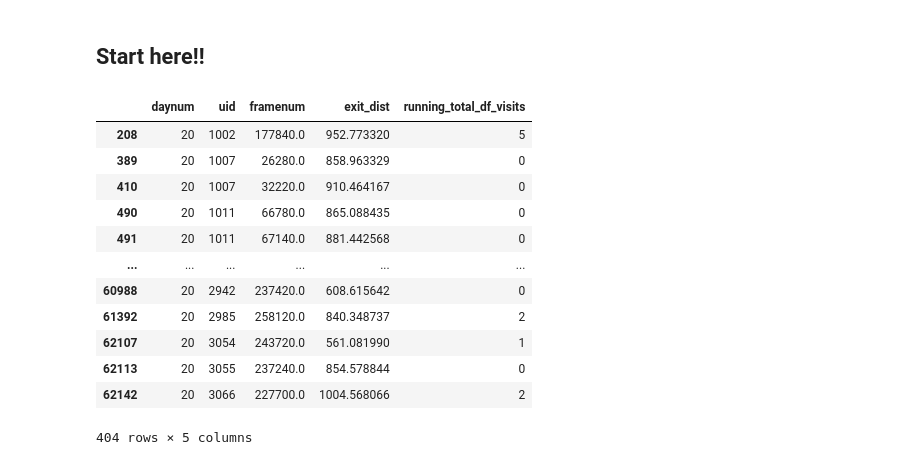
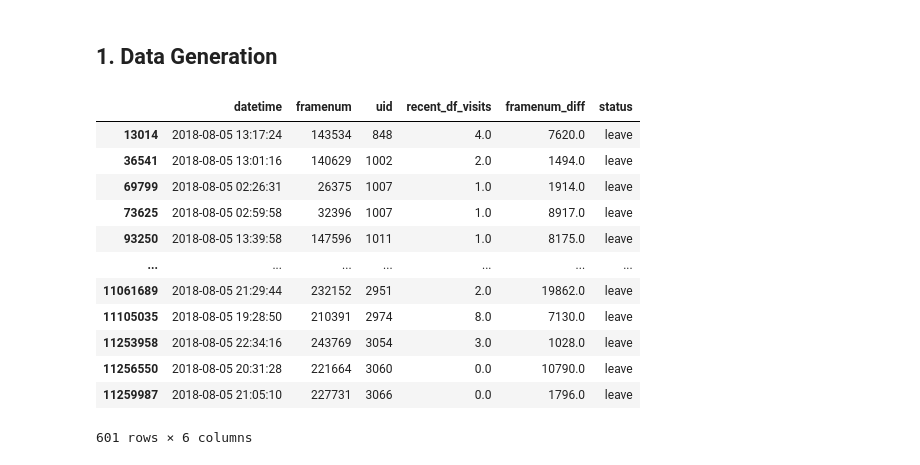
Before and after one commit to Collective-Logic-Lab/honey-bee-behavior, a Jupyter notebook: forage_model_SUM2024.ipynb, the cells around one changed output. Saved outputs shown, nothing was run; the diff lists cells and outputs as text; code cells hidden in the pictures.

```diff
--- a/forage_model_SUM2024.ipynb
+++ b/forage_model_SUM2024.ipynb
@@ -205,31 +268,2 @@ def plotEvent(daynum, frame, beeID, framesBefore, framesAfter):
-# %% [markdown]
-## Start here!!
-# %%
-#STEP 1: Enter day number
-daynum = 20
-
-#loading...--------------------
-loadData(daynum)
-
-beeTraj = getBeeTraj(daynum)
-hiveEvents = getHiveEvents(daynum)
-#------------------------------
-
-#Prints your options of leaving events!
-leave = pd.DataFrame()
-leave = rawLeaveEvents(daynum, beeTraj, hiveEvents)
-leave[['daynum', 'uid', 'framenum', 'exit_dist', 'running_total_df_visits']]
-# %% [output]
-|  | daynum | uid | framenum | exit_dist | running_total_df_visits |
-| 208 | 20 | 1002 | 177840.0 | 952.773320 | 5 |
-| 389 | 20 | 1007 | 26280.0 | 858.963329 | 0 |
-| 410 | 20 | 1007 | 32220.0 | 910.464167 | 0 |
-| 490 | 20 | 1011 | 66780.0 | 865.088435 | 0 |
-| 491 | 20 | 1011 | 67140.0 | 881.442568 | 0 |
-| ... | ... | ... | ... | ... | ... |
-| 60988 | 20 | 2942 | 237420.0 | 608.615642 | 0 |
-| 61392 | 20 | 2985 | 258120.0 | 840.348737 | 2 |
-| 62107 | 20 | 3054 | 243720.0 | 561.081990 | 1 |
-| 62113 | 20 | 3055 | 237240.0 | 854.578844 | 0 |
-| 62142 | 20 | 3066 | 227700.0 | 1004.568066 | 2 |
-404 rows × 5 columns
+# %% [markdown]
+## 1. Data Generation
@@ -236,2 +283,19 @@ leave[['daynum', 'uid', 'framenum', 'exit_dist', 'running_total_df_visits']]
+# %%
+#Prints your options of leaving events!
+leavingEvents[['datetime', 'framenum', 'uid', 'recent_df_visits', 'framenum_diff', 'status']]
+# %% [output]
+|  | datetime | framenum | uid | recent_df_visits | framenum_diff | status |
+| 13014 | 2018-08-05 13:17:24 | 143534 | 848 | 4.0 | 7620.0 | leave |
+| 36541 | 2018-08-05 13:01:16 | 140629 | 1002 | 2.0 | 1494.0 | leave |
+| 69799 | 2018-08-05 02:26:31 | 26375 | 1007 | 1.0 | 1914.0 | leave |
+| 73625 | 2018-08-05 02:59:58 | 32396 | 1007 | 1.0 | 8917.0 | leave |
+| 93250 | 2018-08-05 13:39:58 | 147596 | 1011 | 1.0 | 8175.0 | leave |
+| ... | ... | ... | ... | ... | ... | ... |
+| 11061689 | 2018-08-05 21:29:44 | 232152 | 2951 | 2.0 | 19862.0 | leave |
+| 11105035 | 2018-08-05 19:28:50 | 210391 | 2974 | 8.0 | 7130.0 | leave |
+| 11253958 | 2018-08-05 22:34:16 | 243769 | 3054 | 3.0 | 1028.0 | leave |
+| 11256550 | 2018-08-05 20:31:28 | 221664 | 3060 | 0.0 | 10790.0 | leave |
+| 11259987 | 2018-08-05 21:05:10 | 227731 | 3066 | 0.0 | 1796.0 | leave |
+601 rows × 6 columns
 # %%
 #STEP 2: Enter a framenumber, bee ID, number of frames before (to be plotted), and number of frames after!
```
Also changed, not shown: parts of 21 cells of this notebook, 2 other files.
